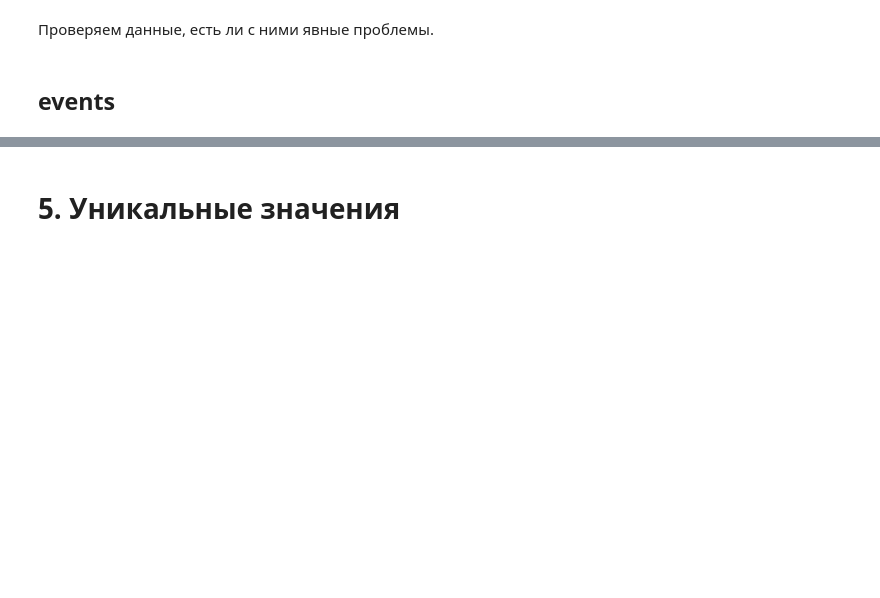
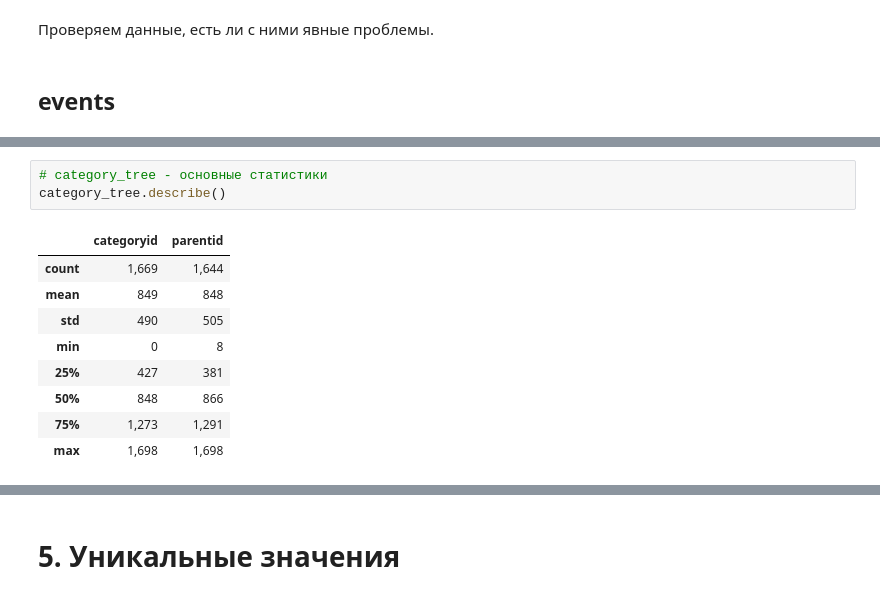
Before and after one commit to Manaam9/ecommerce-recsys, a Jupyter notebook: notebooks/01_eda.ipynb, the cells around one changed output, grey strips where cells are left out. Drawn from its saved outputs; the diff is of its cells as text; blank space fills up the shorter version.

```diff
--- a/notebooks/01_eda.ipynb
+++ b/notebooks/01_eda.ipynb
@@ -482,0 +548,13 @@ category_tree.head()
+# %%
+# category_tree - основные статистики
+category_tree.describe()
+# %% [output]
+|  | categoryid | parentid |
+| count | 1,669 | 1,644 |
+| mean | 849 | 848 |
+| std | 490 | 505 |
+| min | 0 | 8 |
+| 25% | 427 | 381 |
+| 50% | 848 | 866 |
+| 75% | 1,273 | 1,291 |
+| max | 1,698 | 1,698 |
```
Also changed, not shown: parts of 27 cells of this notebook.
